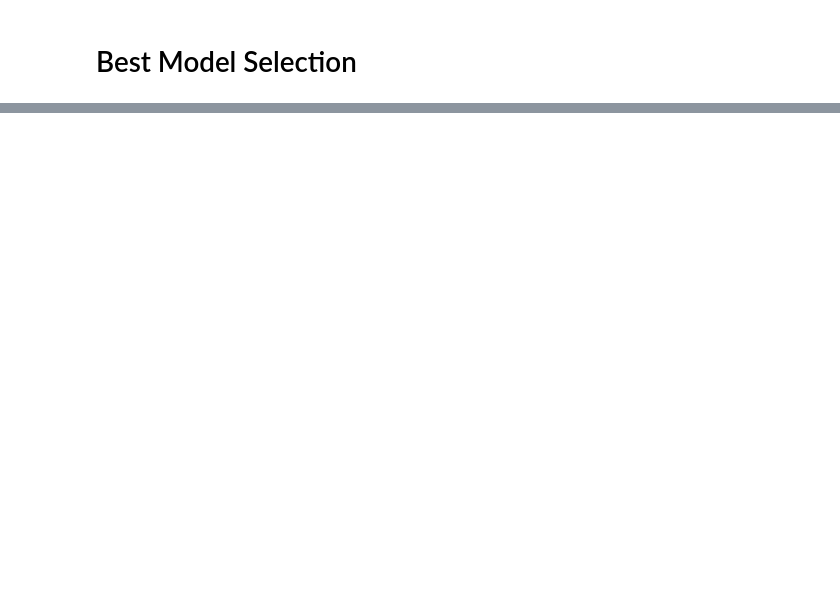
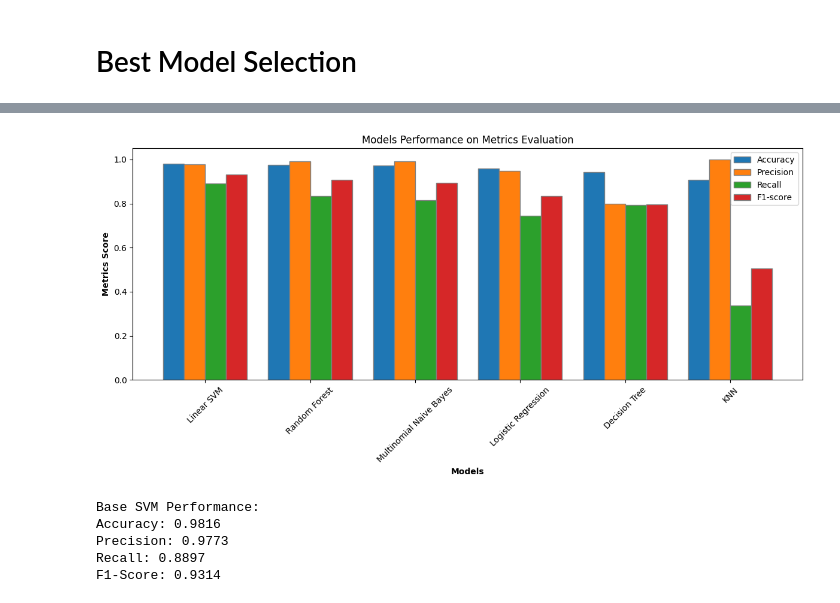
Before and after one commit to Sumitkc74/ds620-tp-spam-detection, a Jupyter notebook: spamassassin_spam_detection.ipynb, the cells around one changed output, grey strips where cells are left out. Drawn from its saved outputs; the diff is of its cells as text; code cells hidden in the pictures; blank space fills up the shorter version.

Commit message:
Model Optimisation

```diff
--- a/spamassassin_spam_detection.ipynb
+++ b/spamassassin_spam_detection.ipynb
@@ -235,0 +303,8 @@ X = tfidf.fit_transform(data['transformed_message']).toarray()
+# %%
+# Convert to DataFrame for a table
+results_df = pd.DataFrame(comparison_results).sort_values(by="Accuracy", ascending=False)
+print(results_df)
+
+# Identify best model
+best_model_name = results_df.iloc[0]["Model"]
+print("\nBest Model:", best_model_name)
@@ -235,0 +402,57 @@ X = tfidf.fit_transform(data['transformed_message']).toarray()
+# %%
+import matplotlib.pyplot as plt
+import numpy as np
+
+# Set metrics and models
+metrics = ['Accuracy', 'Precision', 'Recall', 'F1-score']
+models_list = results_df['Model'].values
+
+# Bar width and positions
+bar_width = 0.2
+r1 = np.arange(len(models_list))
+r2 = [x + bar_width for x in r1]
+r3 = [x + bar_width*2 for x in r1]
+r4 = [x + bar_width*3 for x in r1]
+
+# Plot bars
+plt.figure(figsize=(12,6))
+plt.bar(r1, results_df['Accuracy'], width=bar_width, edgecolor='grey', label='Accuracy')
+plt.bar(r2, results_df['Precision'], width=bar_width, edgecolor='grey', label='Precision')
+plt.bar(r3, results_df['Recall'], width=bar_width, edgecolor='grey', label='Recall')
+plt.bar(r4, results_df['F1-score'], width=bar_width, edgecolor='grey', label='F1-score')
+
+# Labels and title
+plt.xlabel('Models', fontweight='bold')
+plt.ylabel('Metrics Score', fontweight='bold')
+plt.xticks([r + bar_width*1.5 for r in range(len(models_list))], models_list, rotation=45)
+plt.title('Models Performance on Metrics Evaluation')
+plt.ylim(0,1.05)
+plt.legend()
+plt.tight_layout()
+plt.show()
+# %% [output]
+[figure, added]
+# %%
+# Train a baseline Linear SVM
+base_svm = LinearSVC(random_state=42, max_iter=1000)  # default params
+base_svm.fit(X_train, y_train)
+
+# Evaluate the model performance
+base_pred = base_svm.predict(X_test)
+base_f1 = f1_score(y_test, base_pred, zero_division=0)
+base_accuracy = accuracy_score(y_test, base_pred)
+base_precision = precision_score(y_test, base_pred, zero_division=0)
+base_recall = recall_score(y_test, base_pred, zero_division=0)
+
+# Print the baseline model performance
+print(f"Base SVM Performance:")
+print(f"Accuracy: {base_accuracy:.4f}")
+print(f"Precision: {base_precision:.4f}")
+print(f"Recall: {base_recall:.4f}")
+print(f"F1-Score: {base_f1:.4f}")
+# %% [output]
+Base SVM Performance:
+Accuracy: 0.9816
+Precision: 0.9773
+Recall: 0.8897
+F1-Score: 0.9314
```
Also changed, not shown: parts of 17 cells of this notebook.
